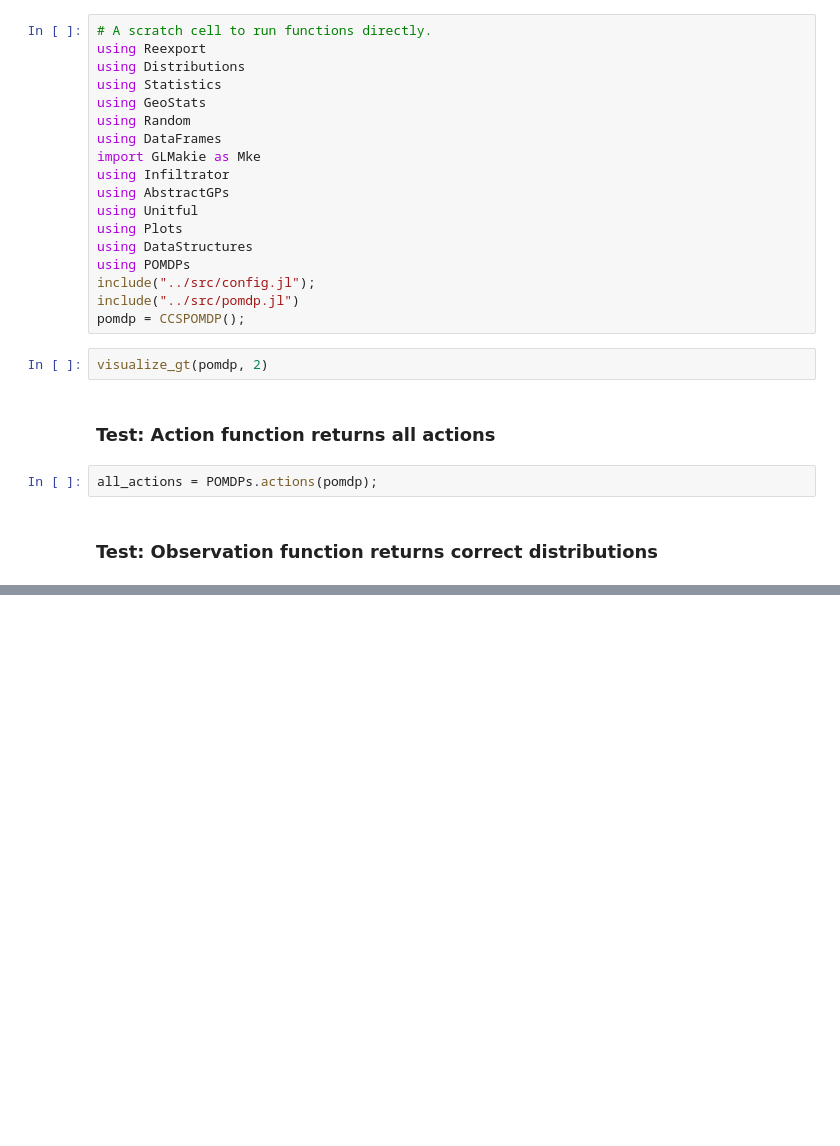
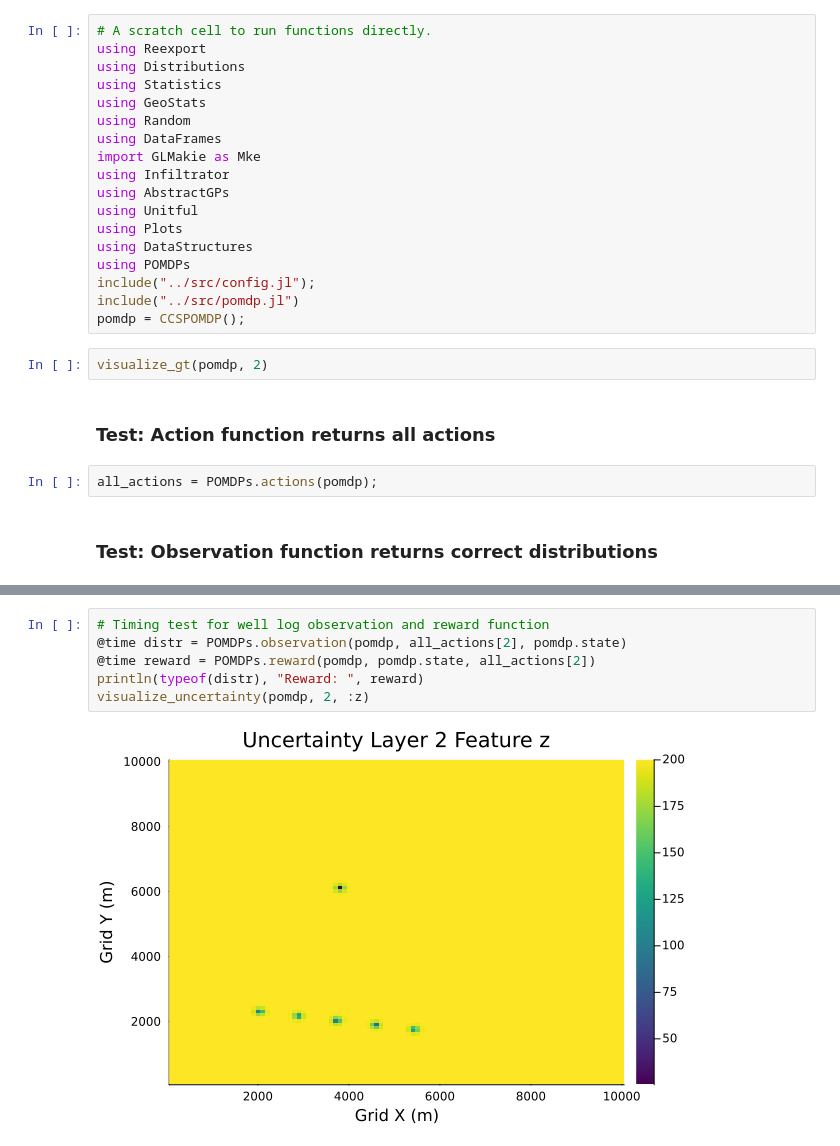
Before and after one commit to sisl/CGS_CCS, a Jupyter notebook: scripts/scratch.ipynb, the cells around one changed output, grey strips where cells are left out. Saved outputs shown, nothing was run; the diff lists cells and outputs as text; blank space fills up the shorter version.

```diff
--- a/scripts/scratch.ipynb
+++ b/scripts/scratch.ipynb
@@ -139,0 +122,8 @@ CCSPOMDP(CCS_State(LayerFeatures[LayerFeatures(10000×4 GeoTable over 100×100 C
+# %%
+# Timing test for well log observation and reward function
+@time distr = POMDPs.observation(pomdp, all_actions[2], pomdp.state)
+@time reward = POMDPs.reward(pomdp, pomdp.state, all_actions[2])
+println(typeof(distr), "Reward: ", reward)
+visualize_uncertainty(pomdp, 2, :z)
+# %% [output]
+[figure, added]
```
Also changed, not shown: parts of 15 cells of this notebook, 3 other files.
